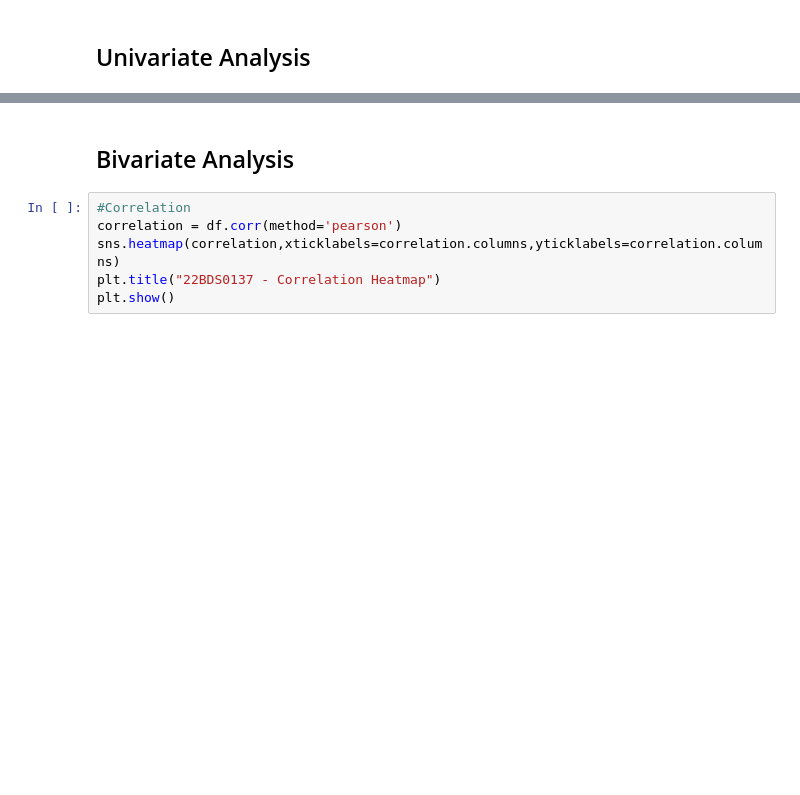
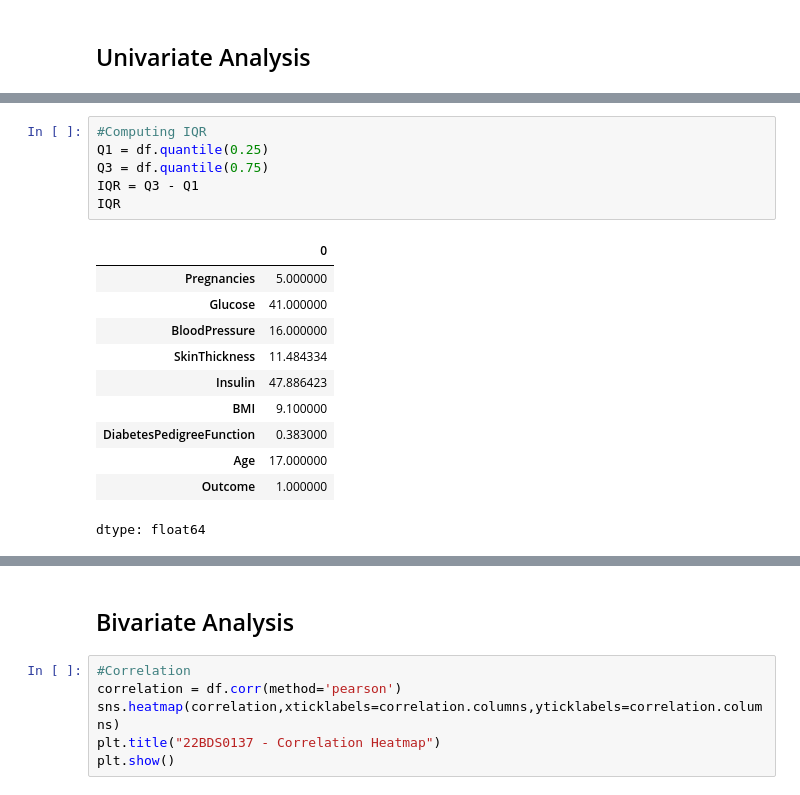
Before and after one commit to gulugulu2042/EDA, a Jupyter notebook: diabetes.ipynb, the cells around one changed output, grey strips where cells are left out. Cells and saved outputs as stored; diff of their text form; blank space fills up the shorter version.

```diff
--- a/diabetes.ipynb
+++ b/diabetes.ipynb
@@ -165,3 +209,21 @@ df.describe()
+# %%
+#Computing IQR
+Q1 = df.quantile(0.25)
+Q3 = df.quantile(0.75)
+IQR = Q3 - Q1
+IQR
+# %% [output]
+|  | 0 |
+| Pregnancies | 5.000000 |
+| Glucose | 41.000000 |
+| BloodPressure | 16.000000 |
+| SkinThickness | 11.484334 |
+| Insulin | 47.886423 |
+| BMI | 9.100000 |
+| DiabetesPedigreeFunction | 0.383000 |
+| Age | 17.000000 |
+| Outcome | 1.000000 |
+dtype: float64
 # %%
 df.Outcome.value_counts().plot(kind = "pie", title="22BDS0137 - Outcome pie chart")
 # %% [output]
```
Also changed, not shown: parts of 10 cells of this notebook.
